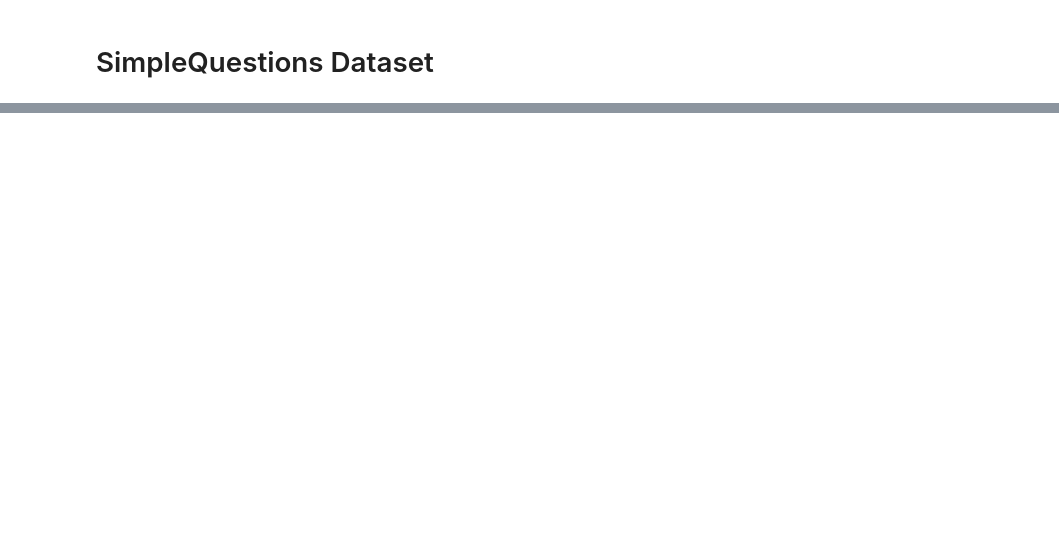
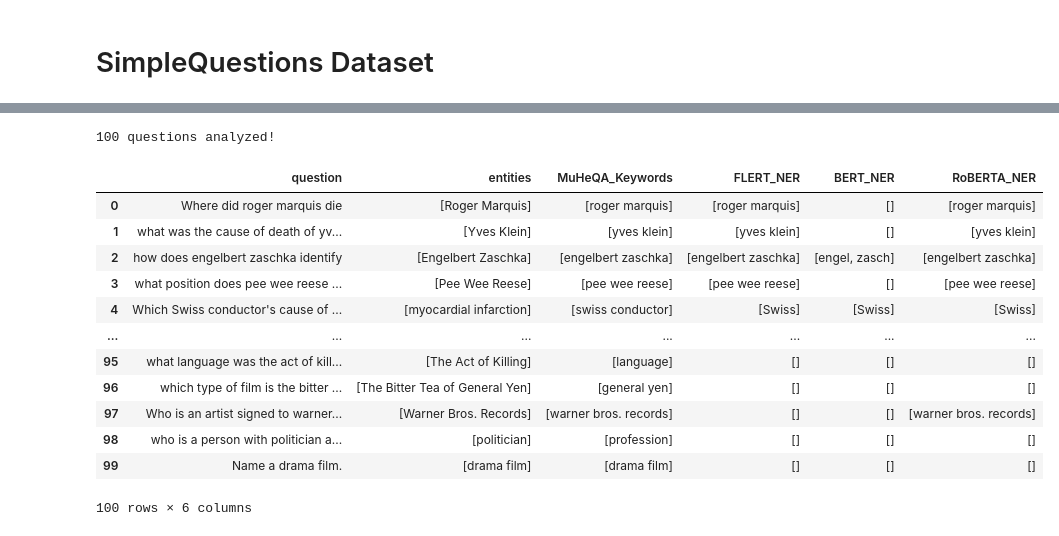
Before and after one commit to librairy/MuHeQA, a Jupyter notebook: eval_keywords.ipynb, the cells around one changed output, grey strips where cells are left out. Saved outputs shown, nothing was run; the diff lists cells and outputs as text; code cells hidden in the pictures; blank space fills up the shorter version.

Commit message:
disovery of keywords

```diff
--- a/eval_keywords.ipynb
+++ b/eval_keywords.ipynb
@@ -324,4 +380,19 @@ sq_df.describe()
 # %%
-evaluate_data('sq_results',sq_df.head(10))
+evaluate_data('sq_results',sq_df.head(100))
+# %% [output]
+100 questions analyzed!
+|  | question | entities | MuHeQA_Keywords | FLERT_NER | BERT_NER | RoBERTA_NER |
+| 0 | Where did roger marquis die | [Roger Marquis] | [roger marquis] | [roger marquis] | [] | [roger marquis] |
+| 1 | what was the cause of death of yv... | [Yves Klein] | [yves klein] | [yves klein] | [] | [yves klein] |
+| 2 | how does engelbert zaschka identify | [Engelbert Zaschka] | [engelbert zaschka] | [engelbert zaschka] | [engel, zasch] | [engelbert zaschka] |
+| 3 | what position does pee wee reese ... | [Pee Wee Reese] | [pee wee reese] | [pee wee reese] | [] | [pee wee reese] |
+| 4 | Which Swiss conductor's cause of ... | [myocardial infarction] | [swiss conductor] | [Swiss] | [Swiss] | [Swiss] |
+| ... | ... | ... | ... | ... | ... | ... |
+| 95 | what language was the act of kill... | [The Act of Killing] | [language] | [] | [] | [] |
+| 96 | which type of film is the bitter ... | [The Bitter Tea of General Yen] | [general yen] | [] | [] | [] |
+| 97 | Who is an artist signed to warner... | [Warner Bros. Records] | [warner bros. records] | [] | [] | [warner bros. records] |
+| 98 | who is a person with politician a... | [politician] | [profession] | [] | [] | [] |
+| 99 | Name a drama film. | [drama film] | [drama film] | [] | [] | [] |
+100 rows × 6 columns
 # %%
 make_report('sq_results')
```
Also changed, not shown: parts of 13 cells of this notebook, 2 other files.
